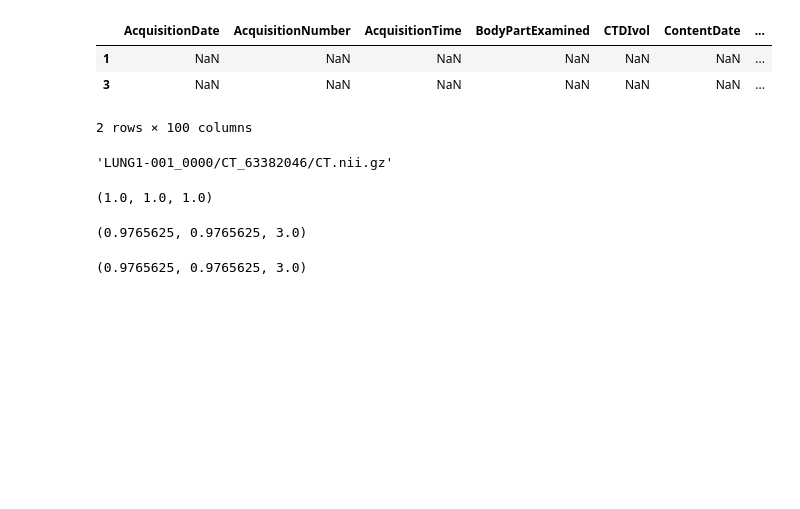
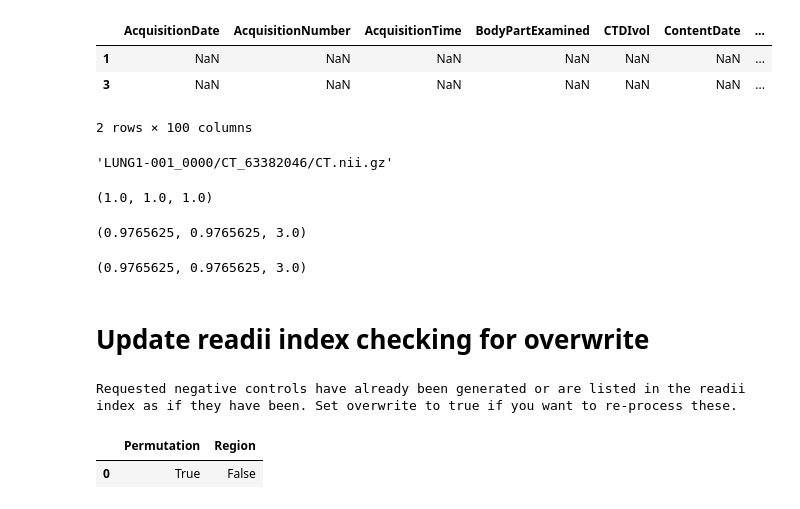
Before and after one commit to bhklab/readii_2_roqc, a Jupyter notebook: sandbox/debug_make_negative_controls.ipynb, the cells around one changed output. Drawn from its saved outputs; the diff is of its cells as text; code cells hidden in the pictures; blank space fills up the shorter version.

Commit message:
fix: correct the readii index existence checking for negative control types

```diff
--- a/sandbox/debug_make_negative_controls.ipynb
+++ b/sandbox/debug_make_negative_controls.ipynb
@@ -212,3 +214,52 @@ raw_image.GetSpacing()
 neg_image.GetSpacing()
 # %% [output]
 (0.9765625, 0.9765625, 3.0)
+# %% [markdown]
+# Update readii index checking for overwrite
+# %%
+import itertools
+readii_index_file = Path("/Users/katyscott/Documents/BHKLab_GitHub/readii_2_roqc/data/procdata/TCIA_NSCLC-Radiomics/images/readii_NSCLC-Radiomics/readii_NSCLC-Radiomics_index.csv")
+overwrite = False
+
+dataset_config = loadImageDatasetConfig("NSCLC-Radiomics.yaml", "/Users/katyscott/Documents/BHKLab_GitHub/readii_2_roqc/config/datasets")
+
+regions, permutations, _crop = get_readii_settings(dataset_config)
+seed = 10
+# Set up negative control manager with settings from config
+manager = NegativeControlManager.from_strings(
+    negative_control_types=permutations,
+    region_types=regions,
+    random_seed=seed
+    )
+
+
+if readii_index_file.exists() and not overwrite:
+    # Load in readii index and check:
+    # 1. if all negative controls requested have been extracted
+    # 2. for all of the patients
+    readii_index = pd.read_csv(readii_index_file)
+
+
+    processed_image_types = readii_index[['Permutation', 'Region']].drop_duplicates().sort_values(by=['Permutation'], ignore_index=True)
+
+    requested_image_types = pd.DataFrame(data = itertools.product([permutation.name() for permutation in manager.negative_control_strategies],
+                                                                  [region.name() for region in manager.region_strategies]),
+                                         columns = ['Permutation', 'Region']).sort_values(by='Permutation', ignore_index=True)
+
+    # Check if the number of negative control types do not match
+    if processed_image_types.size != requested_image_types.size:
+        print("Different image types requested, continuing generation.")
+
+    # Check if the values of the negative control types do not match
+    elif not (processed_image_types == requested_image_types).all(axis=None):
+        print('Different image types requested, continuing generation.')
+
+    else:
+        print("Requested negative controls have already been generated or are listed in the readii index as if they have been. Set overwrite to true if you want to re-process these.")
+# %% [output]
+Requested negative controls have already been generated or are listed in the readii index as if they have been. Set overwrite to true if you want to re-process these.
+# %%
+processed_image_types == requested_image_types
+# %% [output]
+|  | Permutation | Region |
+| 0 | True | False |
```
Also changed, not shown: parts of 1 cell of this notebook, 1 other file.
